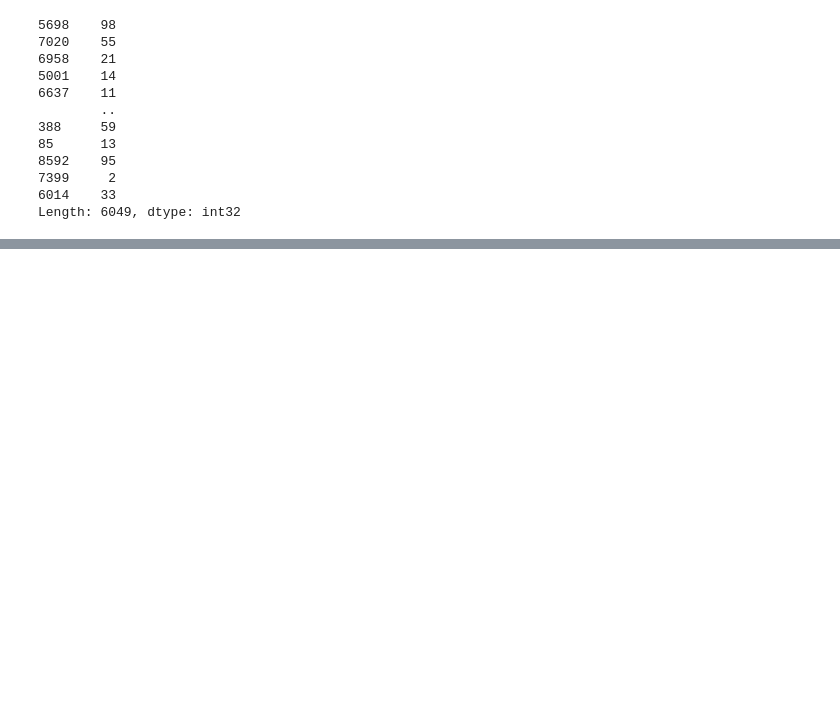
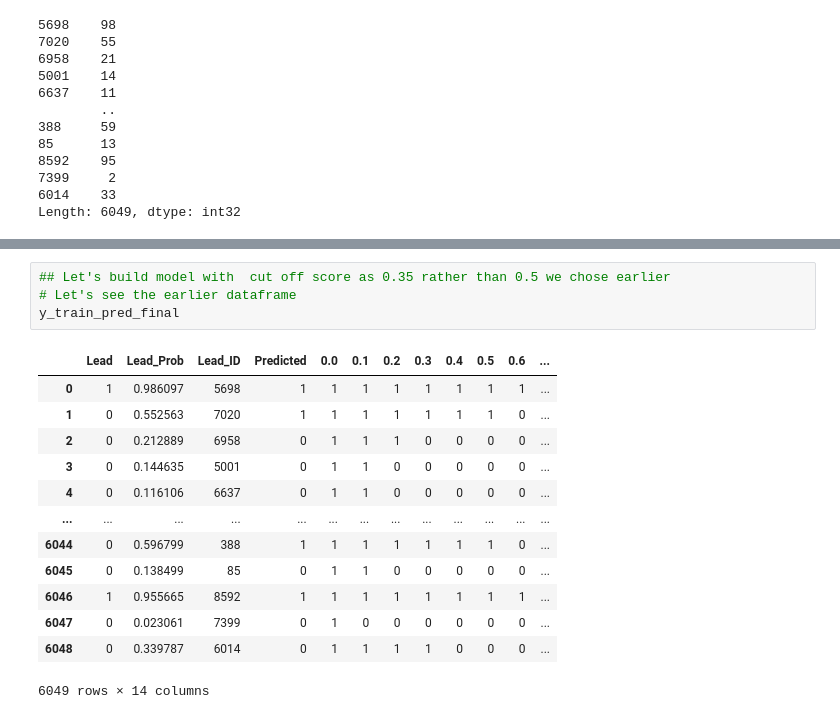
Before and after one commit to sreedevigattu/leadscoring, a Jupyter notebook: Lead Scoring case study - Logistic (1).ipynb, the cells around one changed output, grey strips where cells are left out. Saved outputs shown, nothing was run; the diff lists cells and outputs as text; blank space fills up the shorter version.

Commit message:
Final model

```diff
--- a/Lead Scoring case study - Logistic (1).ipynb
+++ b/Lead Scoring case study - Logistic (1).ipynb
@@ -1227,0 +1400,18 @@ Length: 6049, dtype: int32
+# %%
+## Let's build model with  cut off score as 0.35 rather than 0.5 we chose earlier
+# Let's see the earlier dataframe
+y_train_pred_final
+# %% [output]
+|  | Lead | Lead_Prob | Lead_ID | Predicted | 0.0 | 0.1 | 0.2 | 0.3 | 0.4 | 0.5 | 0.6 | ... |
+| 0 | 1 | 0.986097 | 5698 | 1 | 1 | 1 | 1 | 1 | 1 | 1 | 1 | ... |
+| 1 | 0 | 0.552563 | 7020 | 1 | 1 | 1 | 1 | 1 | 1 | 1 | 0 | ... |
+| 2 | 0 | 0.212889 | 6958 | 0 | 1 | 1 | 1 | 0 | 0 | 0 | 0 | ... |
+| 3 | 0 | 0.144635 | 5001 | 0 | 1 | 1 | 0 | 0 | 0 | 0 | 0 | ... |
+| 4 | 0 | 0.116106 | 6637 | 0 | 1 | 1 | 0 | 0 | 0 | 0 | 0 | ... |
+| ... | ... | ... | ... | ... | ... | ... | ... | ... | ... | ... | ... | ... |
+| 6044 | 0 | 0.596799 | 388 | 1 | 1 | 1 | 1 | 1 | 1 | 1 | 0 | ... |
+| 6045 | 0 | 0.138499 | 85 | 0 | 1 | 1 | 0 | 0 | 0 | 0 | 0 | ... |
+| 6046 | 1 | 0.955665 | 8592 | 1 | 1 | 1 | 1 | 1 | 1 | 1 | 1 | ... |
+| 6047 | 0 | 0.023061 | 7399 | 0 | 1 | 0 | 0 | 0 | 0 | 0 | 0 | ... |
+| 6048 | 0 | 0.339787 | 6014 | 0 | 1 | 1 | 1 | 1 | 0 | 0 | 0 | ... |
+6049 rows × 14 columns
```
Also changed, not shown: parts of 69 cells of this notebook.
